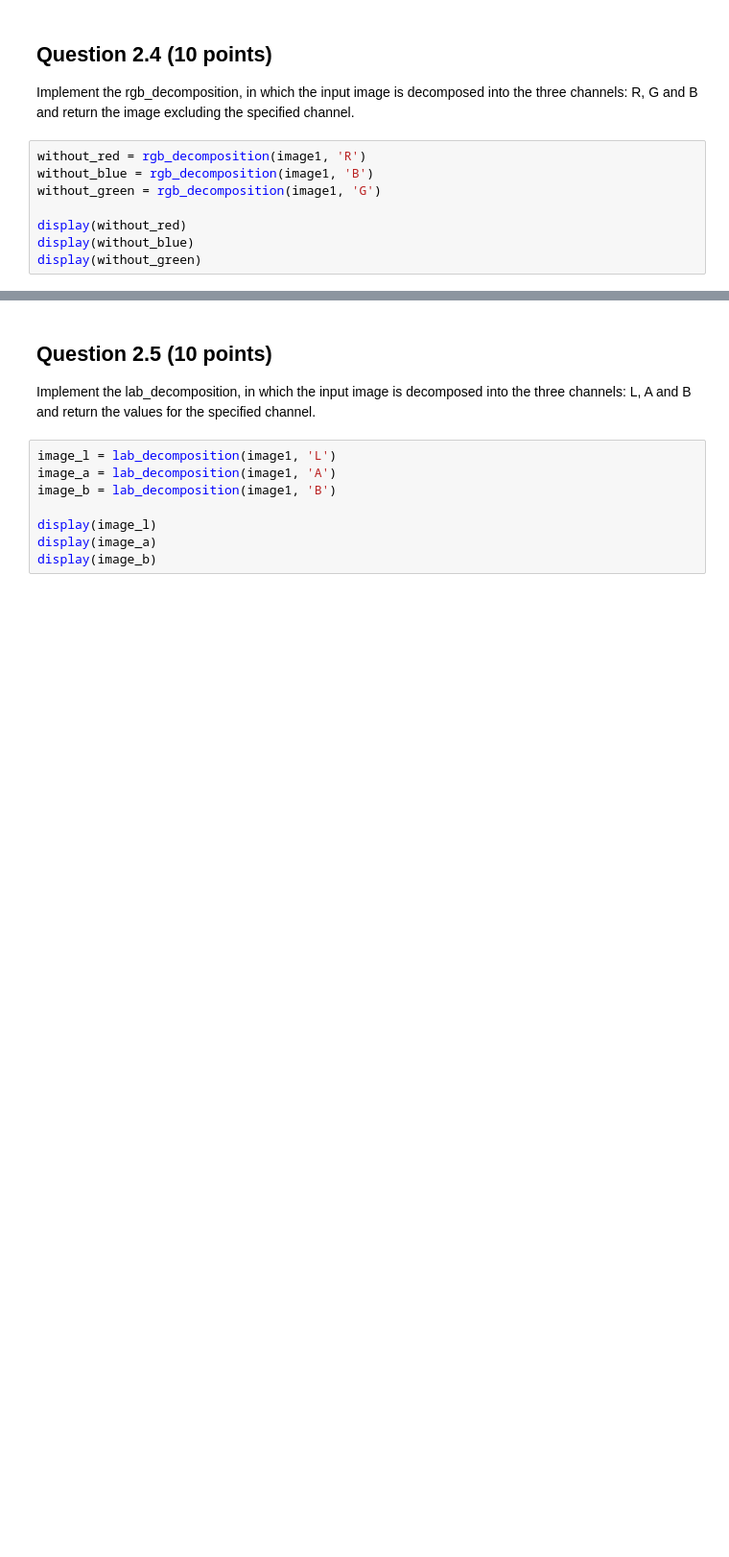
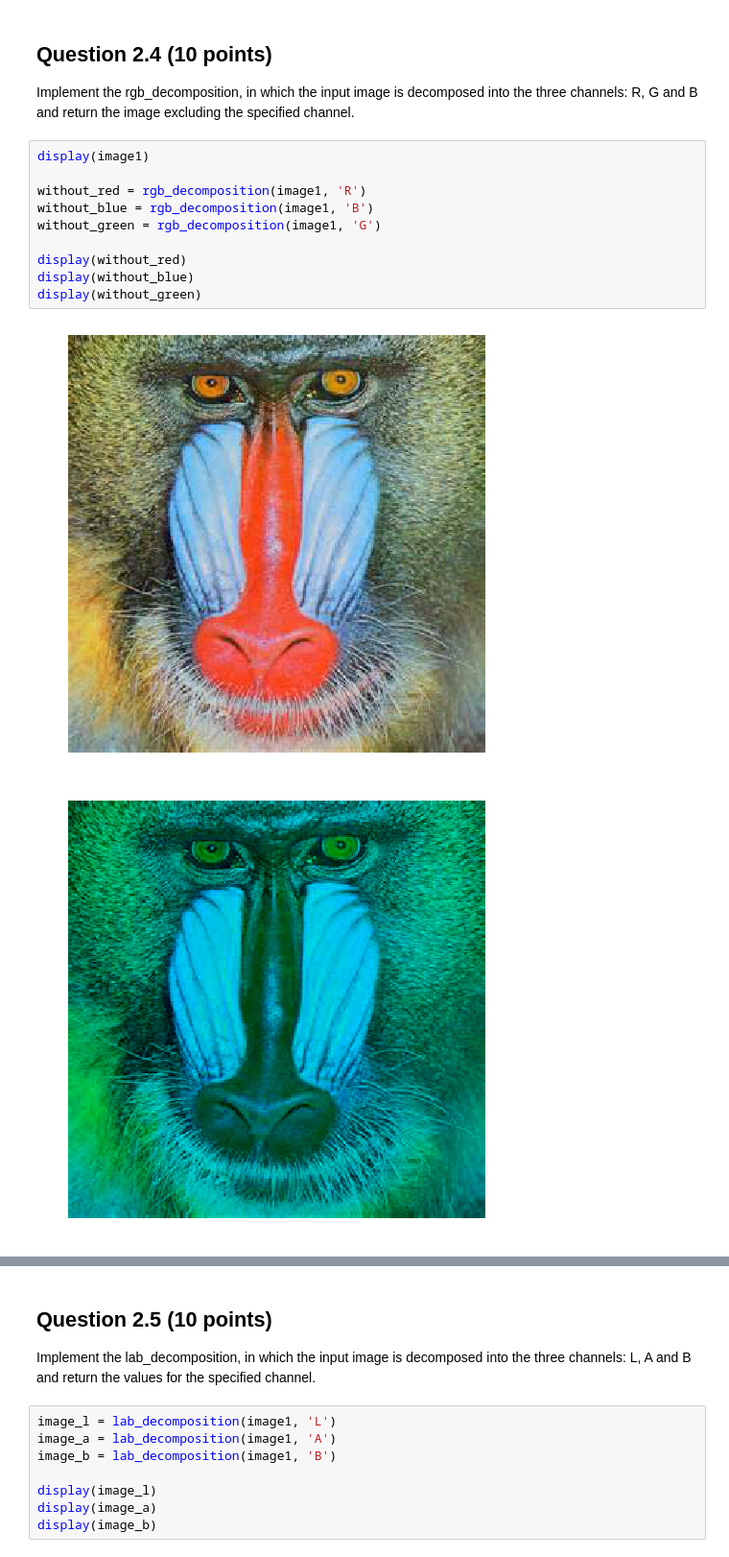
Before and after one commit to wu-yuhui/CS131-HW, a Jupyter notebook: hw0_release/hw0.ipynb, the cells around one changed output, grey strips where cells are left out. Shown at 96% size. Cells and saved outputs as stored; diff of their text form; blank space fills up the shorter version.

```diff
--- a/hw0_release/hw0.ipynb
+++ b/hw0_release/hw0.ipynb
@@ -196,10 +202,15 @@ display(grey_image)
 ## Question 2.4 (10 points)
 Implement the rgb_decomposition, in which the input image is decomposed into the three channels: R, G and B and return the image excluding the specified channel.
 # %%
+display(image1)
+
 without_red = rgb_decomposition(image1, 'R')
 without_blue = rgb_decomposition(image1, 'B')
 without_green = rgb_decomposition(image1, 'G')
 
 display(without_red)
 display(without_blue)
 display(without_green)
+# %% [output]
+[figure, added]
+[figure, added]
```
Also changed, not shown: parts of 8 cells of this notebook, 1 other file.
